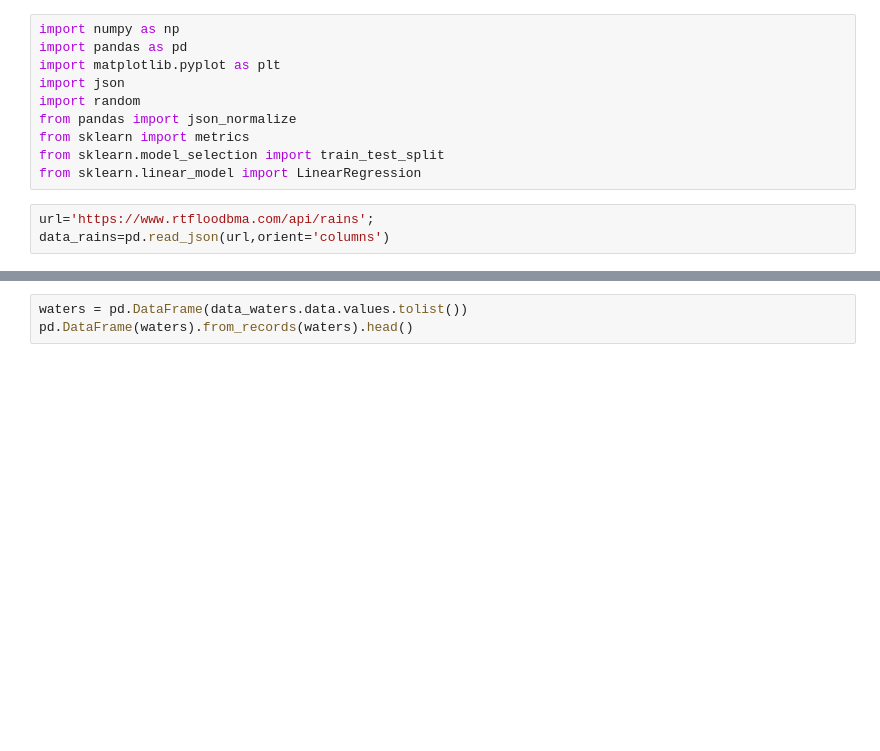
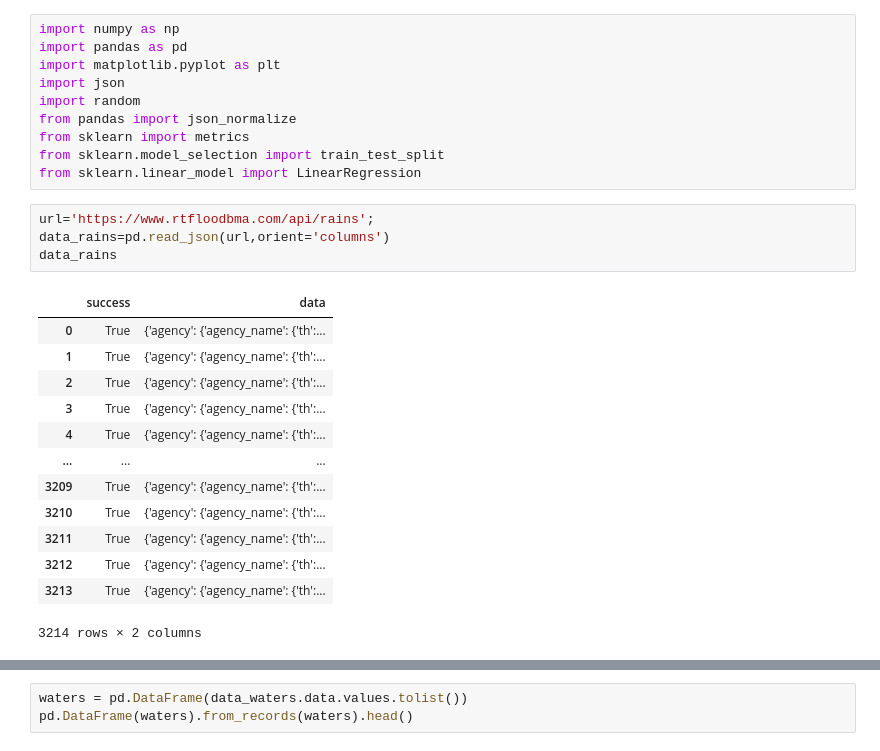
Before and after one commit to Pscar/rtfloodbma-ml, a Jupyter notebook: pivot.ipynb, the cells around one changed output, grey strips where cells are left out. Drawn from its saved outputs; the diff is of its cells as text; blank space fills up the shorter version.

```diff
--- a/pivot.ipynb
+++ b/pivot.ipynb
@@ -11,6 +11,21 @@ from sklearn.linear_model import LinearRegression
 # %%
 url='https://www.rtfloodbma.com/api/rains';
 data_rains=pd.read_json(url,orient='columns')
+data_rains
+# %% [output]
+|  | success | data |
+| 0 | True | {'agency': {'agency_name': {'th':... |
+| 1 | True | {'agency': {'agency_name': {'th':... |
+| 2 | True | {'agency': {'agency_name': {'th':... |
+| 3 | True | {'agency': {'agency_name': {'th':... |
+| 4 | True | {'agency': {'agency_name': {'th':... |
+| ... | ... | ... |
+| 3209 | True | {'agency': {'agency_name': {'th':... |
+| 3210 | True | {'agency': {'agency_name': {'th':... |
+| 3211 | True | {'agency': {'agency_name': {'th':... |
+| 3212 | True | {'agency': {'agency_name': {'th':... |
+| 3213 | True | {'agency': {'agency_name': {'th':... |
+3214 rows × 2 columns
 # %%
 url='https://www.rtfloodbma.com/api/waters';
 data_waters=pd.read_json(url,orient='columns')
```
Also changed, not shown: parts of 11 cells of this notebook, 7 other files.
